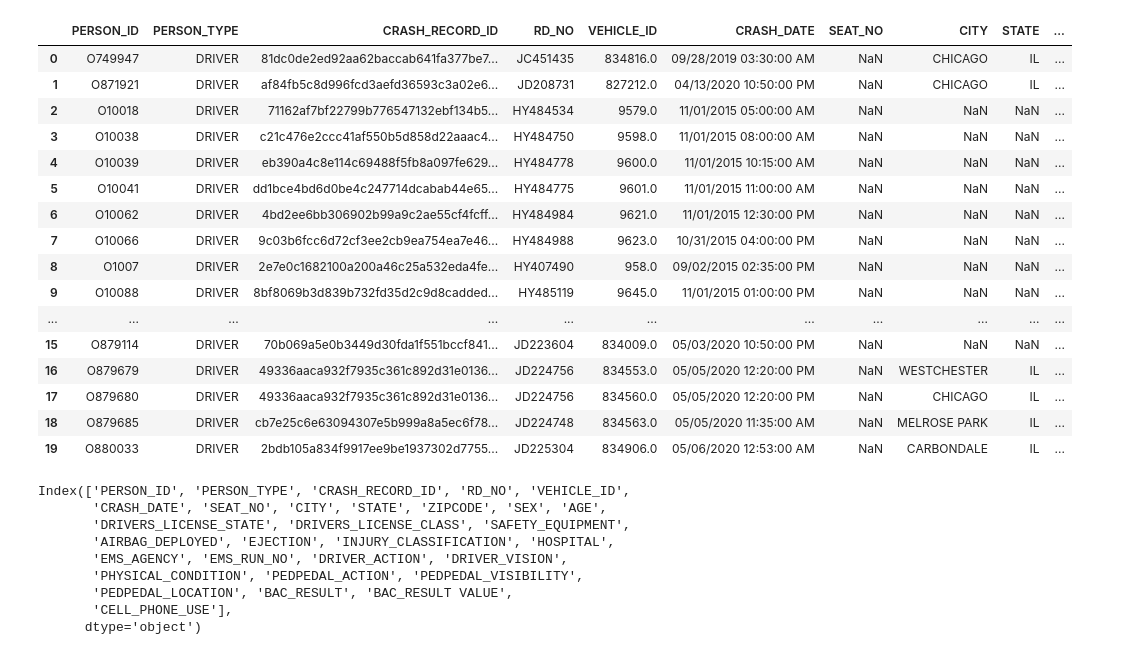
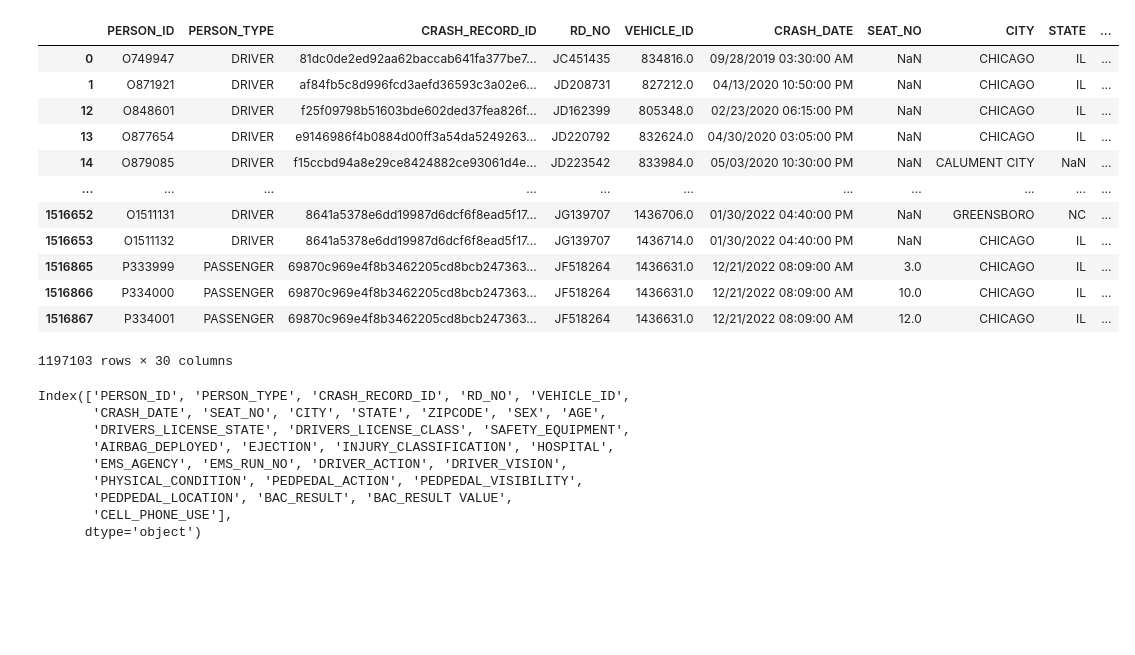
Before and after one commit to jngreco/Team-AutoCrash-Project, a Jupyter notebook: Chicago_Data-michael.ipynb, the cells around one changed output. Cells and saved outputs as stored; diff of their text form; code cells hidden in the pictures; blank space fills up the shorter version.

```diff
--- a/Chicago_Data-michael.ipynb
+++ b/Chicago_Data-michael.ipynb
@@ -14,23 +15,23 @@ path2 = "CSV/Traffic_Crashes_-_Vehicles.csv"
 path3 = "CSV/Traffic_Crashes_-_People.csv"
 # %%
-people_data = pd.read_csv(path3)
-people_data.head(20)
+# Read file into people_data dataframe.  Set dtype of probematic columns due to dtypewarning message:
+people_data_df = pd.read_csv(path3, dtype={'EMS_RUN_NO':'str', 'PEDPEDAL_ACTION':'str', 'PEDPEDAL_VISIBILITY':'str', 'PEDPEDAL_LOCATION':'str', 'CELL_PHONE_USE' : 'str'}  )
-# %% [output]
-|  | PERSON_ID | PERSON_TYPE | CRASH_RECORD_ID | RD_NO | VEHICLE_ID | CRASH_DATE | SEAT_NO | CITY | STATE | ... |
-| 0 | O749947 | DRIVER | 81dc0de2ed92aa62baccab641fa377be7... | JC451435 | 834816.0 | 09/28/2019 03:30:00 AM | NaN | CHICAGO | IL | ... |
-| 1 | O871921 | DRIVER | af84fb5c8d996fcd3aefd36593c3a02e6... | JD208731 | 827212.0 | 04/13/2020 10:50:00 PM | NaN | CHICAGO | IL | ... |
-| 2 | O10018 | DRIVER | 71162af7bf22799b776547132ebf134b5... | HY484534 | 9579.0 | 11/01/2015 05:00:00 AM | NaN | NaN | NaN | ... |
-| 3 | O10038 | DRIVER | c21c476e2ccc41af550b5d858d22aaac4... | HY484750 | 9598.0 | 11/01/2015 08:00:00 AM | NaN | NaN | NaN | ... |
-| 4 | O10039 | DRIVER | eb390a4c8e114c69488f5fb8a097fe629... | HY484778 | 9600.0 | 11/01/2015 10:15:00 AM | NaN | NaN | NaN | ... |
-| 5 | O10041 | DRIVER | dd1bce4bd6d0be4c247714dcabab44e65... | HY484775 | 9601.0 | 11/01/2015 11:00:00 AM | NaN | NaN | NaN | ... |
-| 6 | O10062 | DRIVER | 4bd2ee6bb306902b99a9c2ae55cf4fcff... | HY484984 | 9621.0 | 11/01/2015 12:30:00 PM | NaN | NaN | NaN | ... |
-| 7 | O10066 | DRIVER | 9c03b6fcc6d72cf3ee2cb9ea754ea7e46... | HY484988 | 9623.0 | 10/31/2015 04:00:00 PM | NaN | NaN | NaN | ... |
-| 8 | O1007 | DRIVER | 2e7e0c1682100a200a46c25a532eda4fe... | HY407490 | 958.0 | 09/02/2015 02:35:00 PM | NaN | NaN | NaN | ... |
-| 9 | O10088 | DRIVER | 8bf8069b3d839b732fd35d2c9d8cadded... | HY485119 | 9645.0 | 11/01/2015 01:00:00 PM | NaN | NaN | NaN | ... |
-| ... | ... | ... | ... | ... | ... | ... | ... | ... | ... | ... |
-| 15 | O879114 | DRIVER | 70b069a5e0b3449d30fda1f551bccf841... | JD223604 | 834009.0 | 05/03/2020 10:50:00 PM | NaN | NaN | NaN | ... |
-| 16 | O879679 | DRIVER | 49336aaca932f7935c361c892d31e0136... | JD224756 | 834553.0 | 05/05/2020 12:20:00 PM | NaN | WESTCHESTER | IL | ... |
-| 17 | O879680 | DRIVER | 49336aaca932f7935c361c892d31e0136... | JD224756 | 834560.0 | 05/05/2020 12:20:00 PM | NaN | CHICAGO | IL | ... |
-| 18 | O879685 | DRIVER | cb7e25c6e63094307e5b999a8a5ec6f78... | JD224748 | 834563.0 | 05/05/2020 11:35:00 AM | NaN | MELROSE PARK | IL | ... |
-| 19 | O880033 | DRIVER | 2bdb105a834f9917ee9be1937302d7755... | JD225304 | 834906.0 | 05/06/2020 12:53:00 AM | NaN | CARBONDALE | IL | ... |
+# %%
+# Filter dataframe to include only years 2018 - 2022 for consistency
+people_data_df = people_data_df[people_data_df['CRASH_DATE'].str.contains("(?:/2018|/2019|/2020|/2021|/2022)")]
+people_data_df
+# %% [output]
+|  | PERSON_ID | PERSON_TYPE | CRASH_RECORD_ID | RD_NO | VEHICLE_ID | CRASH_DATE | SEAT_NO | CITY | STATE | ... |
+| 0 | O749947 | DRIVER | 81dc0de2ed92aa62baccab641fa377be7... | JC451435 | 834816.0 | 09/28/2019 03:30:00 AM | NaN | CHICAGO | IL | ... |
+| 1 | O871921 | DRIVER | af84fb5c8d996fcd3aefd36593c3a02e6... | JD208731 | 827212.0 | 04/13/2020 10:50:00 PM | NaN | CHICAGO | IL | ... |
+| 12 | O848601 | DRIVER | f25f09798b51603bde602ded37fea826f... | JD162399 | 805348.0 | 02/23/2020 06:15:00 PM | NaN | CHICAGO | IL | ... |
+| 13 | O877654 | DRIVER | e9146986f4b0884d00ff3a54da5249263... | JD220792 | 832624.0 | 04/30/2020 03:05:00 PM | NaN | CHICAGO | IL | ... |
+| 14 | O879085 | DRIVER | f15ccbd94a8e29ce8424882ce93061d4e... | JD223542 | 833984.0 | 05/03/2020 10:30:00 PM | NaN | CALUMENT CITY | NaN | ... |
+| ... | ... | ... | ... | ... | ... | ... | ... | ... | ... | ... |
+| 1516652 | O1511131 | DRIVER | 8641a5378e6dd19987d6dcf6f8ead5f17... | JG139707 | 1436706.0 | 01/30/2022 04:40:00 PM | NaN | GREENSBORO | NC | ... |
+| 1516653 | O1511132 | DRIVER | 8641a5378e6dd19987d6dcf6f8ead5f17... | JG139707 | 1436714.0 | 01/30/2022 04:40:00 PM | NaN | CHICAGO | IL | ... |
+| 1516865 | P333999 | PASSENGER | 69870c969e4f8b3462205cd8bcb247363... | JF518264 | 1436631.0 | 12/21/2022 08:09:00 AM | 3.0 | CHICAGO | IL | ... |
+| 1516866 | P334000 | PASSENGER | 69870c969e4f8b3462205cd8bcb247363... | JF518264 | 1436631.0 | 12/21/2022 08:09:00 AM | 10.0 | CHICAGO | IL | ... |
+| 1516867 | P334001 | PASSENGER | 69870c969e4f8b3462205cd8bcb247363... | JF518264 | 1436631.0 | 12/21/2022 08:09:00 AM | 12.0 | CHICAGO | IL | ... |
+1197103 rows × 30 columns
 # %%
```
Also changed, not shown: parts of 17 cells of this notebook.
